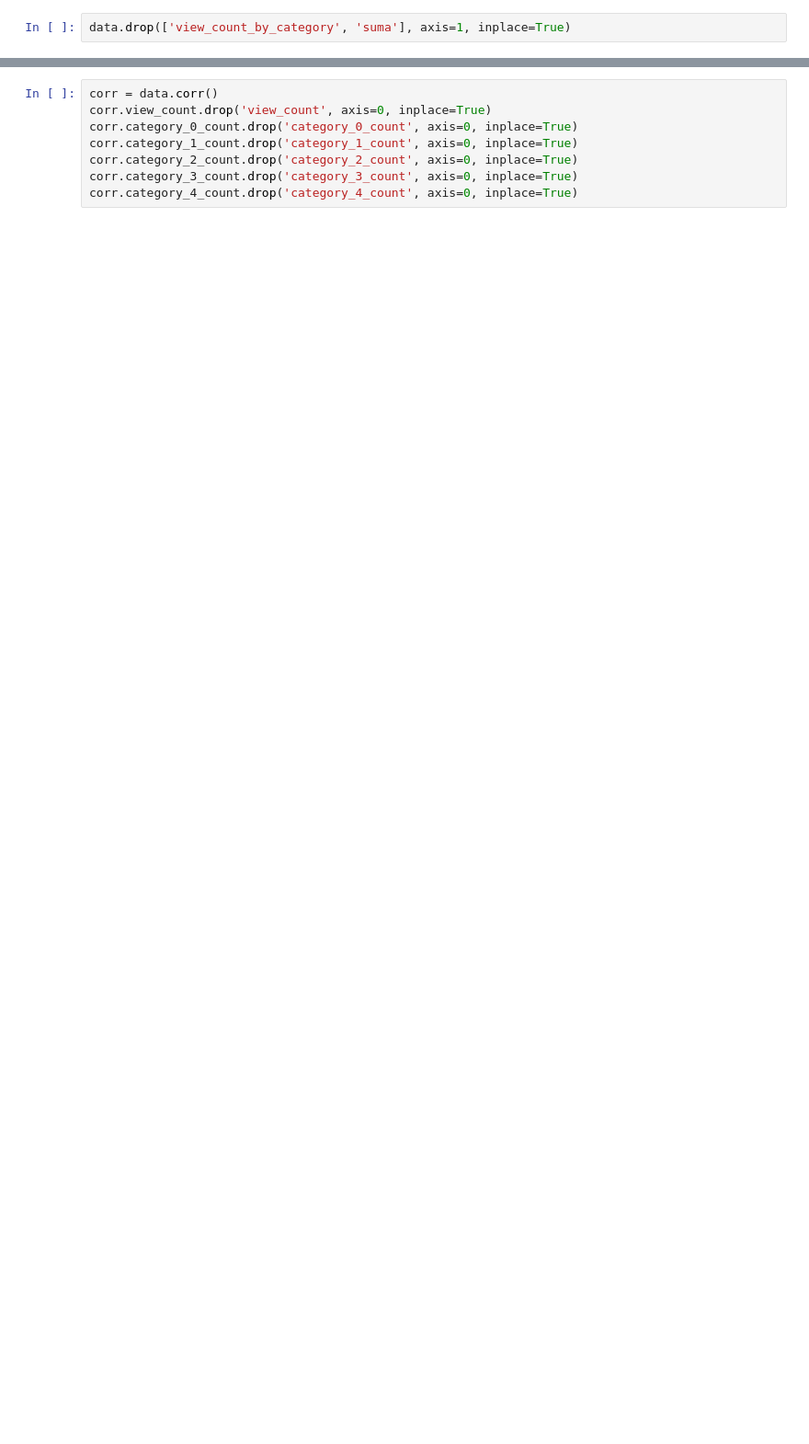
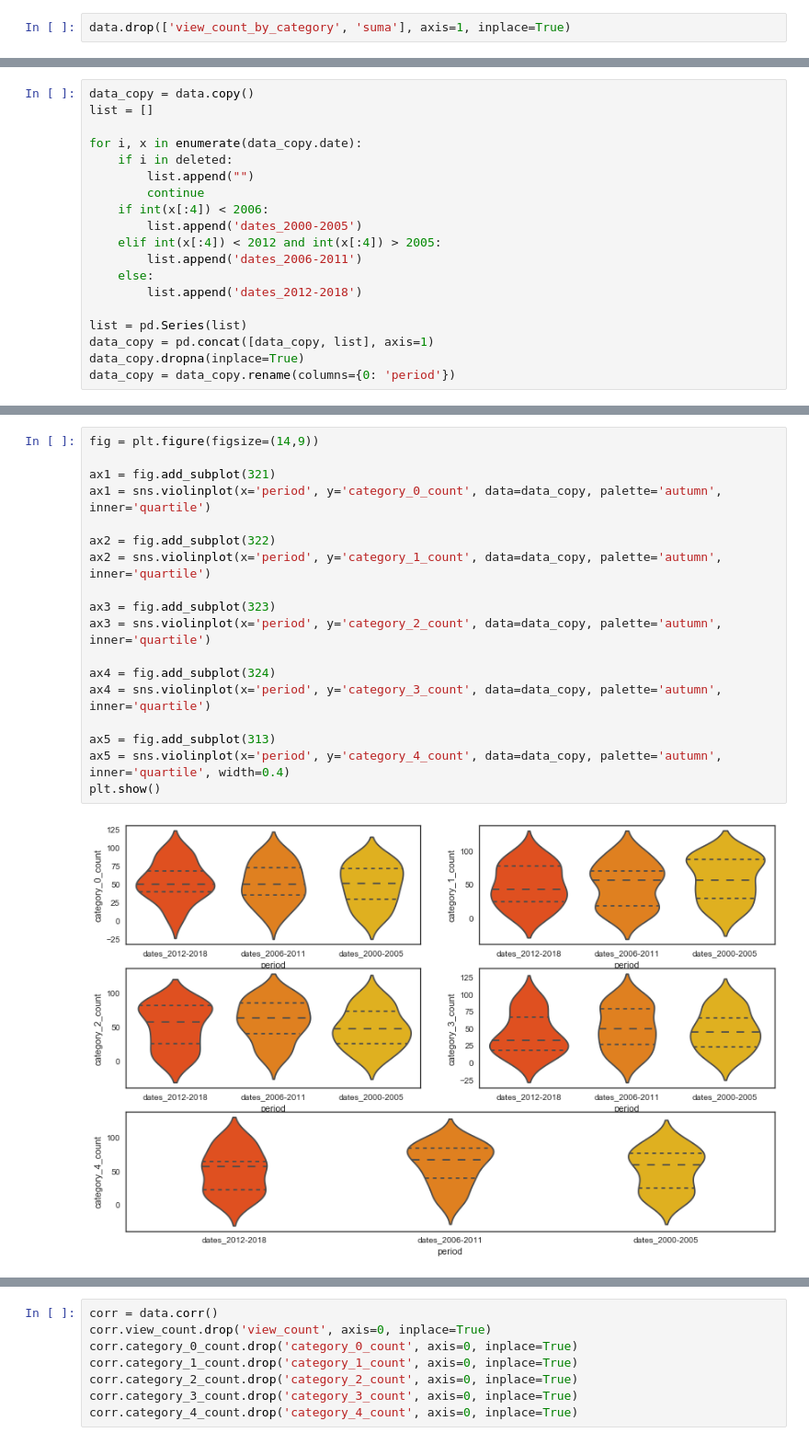
Before and after one commit to amillert/OLX-recruitment-task, a Jupyter notebook: OLX-Recruitment-Task.ipynb, the cells around one changed output, grey strips where cells are left out. Shown at 92% size. Drawn from its saved outputs; the diff is of its cells as text; blank space fills up the shorter version.

```diff
--- a/OLX-Recruitment-Task.ipynb
+++ b/OLX-Recruitment-Task.ipynb
@@ -236,0 +242,19 @@ sorted(data.date.tolist())[-1], sorted(data.date.tolist())[-1][0:4]
+# %%
+data_copy = data.copy()
+list = []
+
+for i, x in enumerate(data_copy.date):
+    if i in deleted:
+        list.append("")
+        continue
+    if int(x[:4]) < 2006:
+        list.append('dates_2000-2005')
+    elif int(x[:4]) < 2012 and int(x[:4]) > 2005:
+        list.append('dates_2006-2011')
+    else:
+        list.append('dates_2012-2018')
+
+list = pd.Series(list)
+data_copy = pd.concat([data_copy, list], axis=1)
+data_copy.dropna(inplace=True)
+data_copy = data_copy.rename(columns={0: 'period'})
@@ -237 +280,21 @@ sorted(data.date.tolist())[-1], sorted(data.date.tolist())[-1][0:4]
+# %%
+fig = plt.figure(figsize=(14,9))
+
+ax1 = fig.add_subplot(321)
+ax1 = sns.violinplot(x='period', y='category_0_count', data=data_copy, palette='autumn', inner='quartile')
+
+ax2 = fig.add_subplot(322)
+ax2 = sns.violinplot(x='period', y='category_1_count', data=data_copy, palette='autumn', inner='quartile')
+
+ax3 = fig.add_subplot(323)
+ax3 = sns.violinplot(x='period', y='category_2_count', data=data_copy, palette='autumn', inner='quartile')
+
+ax4 = fig.add_subplot(324)
+ax4 = sns.violinplot(x='period', y='category_3_count', data=data_copy, palette='autumn', inner='quartile')
+
+ax5 = fig.add_subplot(313)
+ax5 = sns.violinplot(x='period', y='category_4_count', data=data_copy, palette='autumn', inner='quartile', width=0.4)
+plt.show()
+# %% [output]
+[figure, added]
 # %% [markdown]
```
Also changed, not shown: parts of 36 cells of this notebook.
